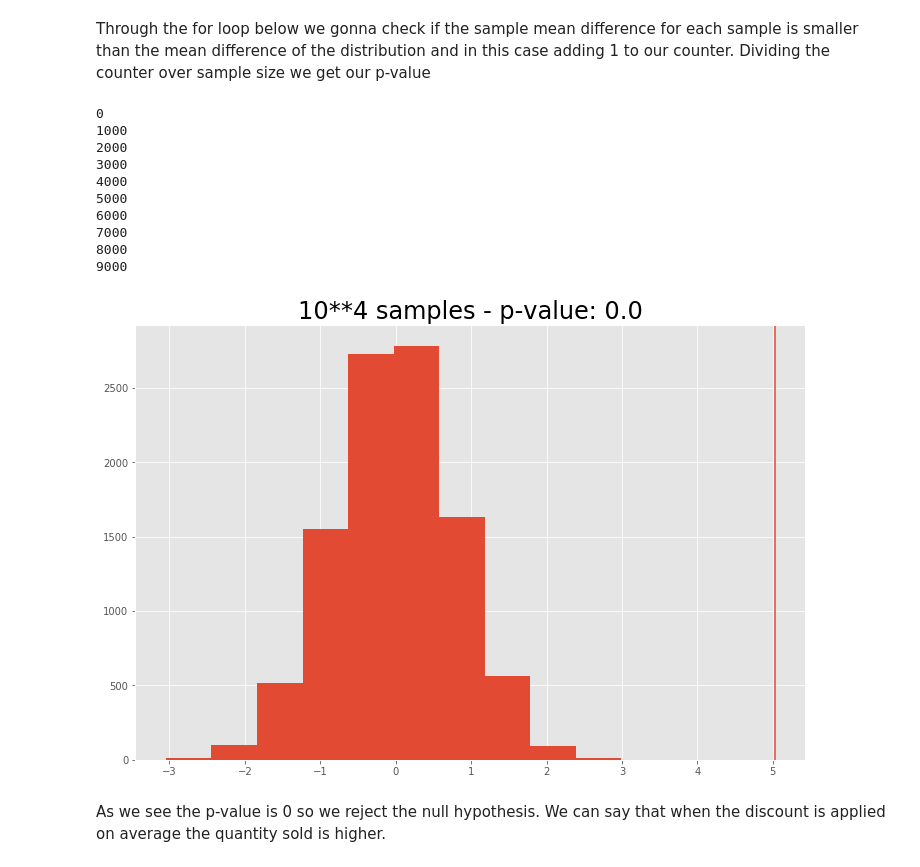
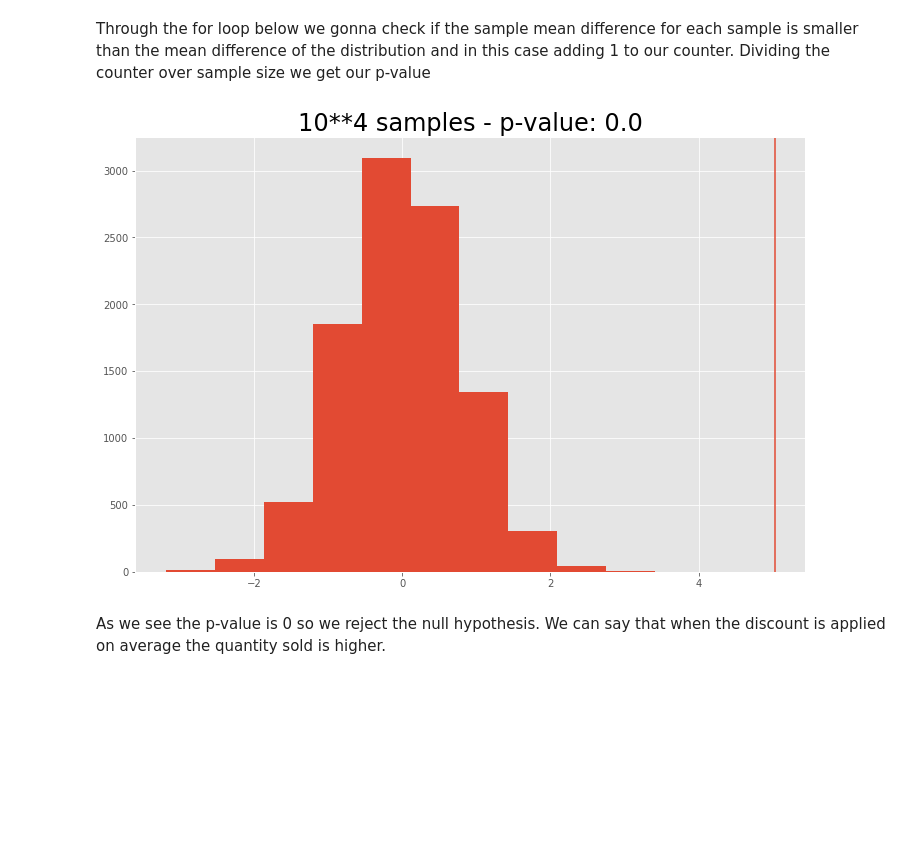
Before and after one commit to illumi91/Hypothesis-testing-Northwind-Database, a Jupyter notebook: Project_Northwind_db.ipynb, the cells around one changed output. Saved outputs shown, nothing was run; the diff lists cells and outputs as text; code cells hidden in the pictures; blank space fills up the shorter version.

```diff
--- a/Project_Northwind_db.ipynb
+++ b/Project_Northwind_db.ipynb
@@ -188,36 +206,24 @@ Dividing the counter over sample size we get our p-value
 # %%
 mean_diff_quant = np.mean(disc) - np.mean(no_disc)
 sample_diff = []
 counter = 0
 
 for i in range(10**4):
-    if i % 1000 == 0:
-        print(i)
     #Generate sample for discount
     sample_disc = df1.sample(n=len(disc), replace=False)
     #Generate sample no_discount
     sample_no_disc = df1.drop(sample_disc.index, axis = 0)
     sample_mean_diff = sample_disc['all_data'].mean() - sample_no_disc['all_data'].mean()
     sample_diff.append(sample_mean_diff)
     if sample_mean_diff < mean_diff_quant:
         counter += 1
 
 plt.figure(figsize=(12,8))
 plt.hist(sample_diff)
 plt.axvline(mean_diff_quant)
 plt.title(f'10**4 samples - p-value: {1 - counter/10**4}', fontsize = 24);
 # %% [output]
-0
-1000
-2000
-3000
-4000
-5000
-6000
-7000
-8000
-9000
-[figure, old version]
+[figure, new version]
 # %% [markdown]
 As we see the p-value is 0 so we reject the null hypothesis.
 We can say that when the discount is applied on average the quantity sold is higher.
```
Also changed, not shown: parts of 4 cells of this notebook, 1 other file.
